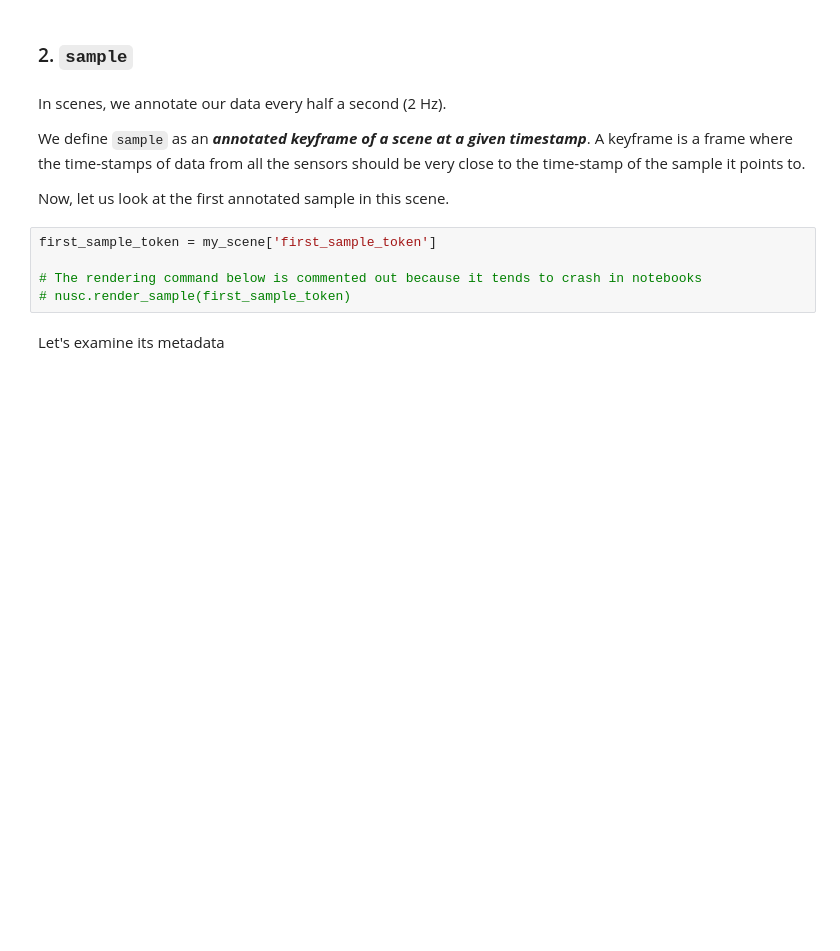
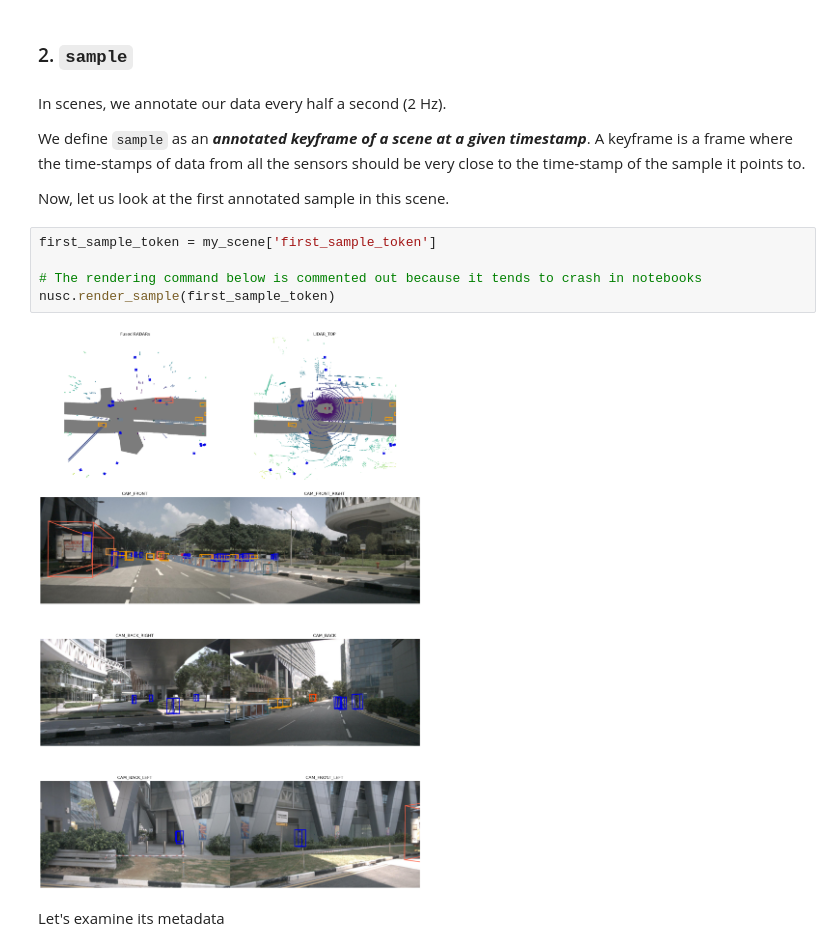
Before and after one commit to saronic-yash/object_detection_system, a Jupyter notebook: notebooks/nuscenes_tutorial.ipynb, the cells around one changed output. Saved outputs shown, nothing was run; the diff lists cells and outputs as text; blank space fills up the shorter version.

```diff
--- a/notebooks/nuscenes_tutorial.ipynb
+++ b/notebooks/nuscenes_tutorial.ipynb
@@ -112,8 +112,10 @@ Now, let us look at the first annotated sample in this scene.
 # %%
 first_sample_token = my_scene['first_sample_token']
 
 # The rendering command below is commented out because it tends to crash in notebooks
-# nusc.render_sample(first_sample_token)
+nusc.render_sample(first_sample_token)
+# %% [output]
+[figure, added]
 # %% [markdown]
 Let's examine its metadata
 # %%
```
Also changed, not shown: parts of 3 cells of this notebook, 9 other files.
